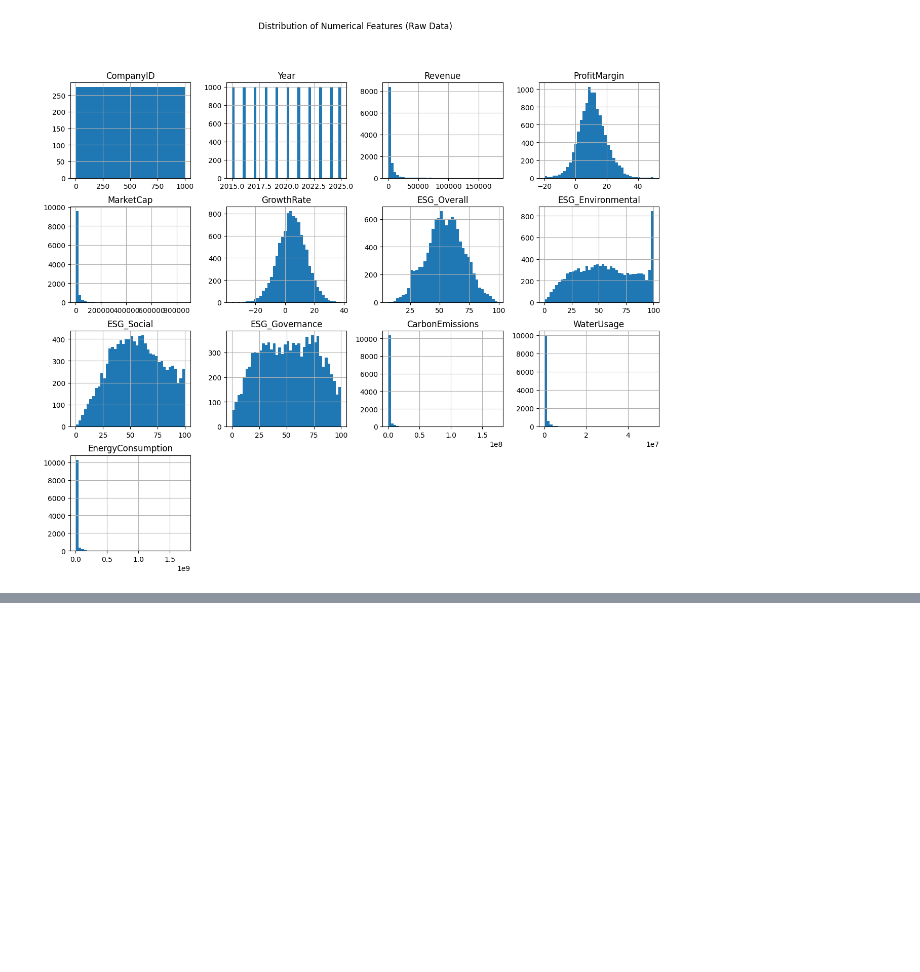
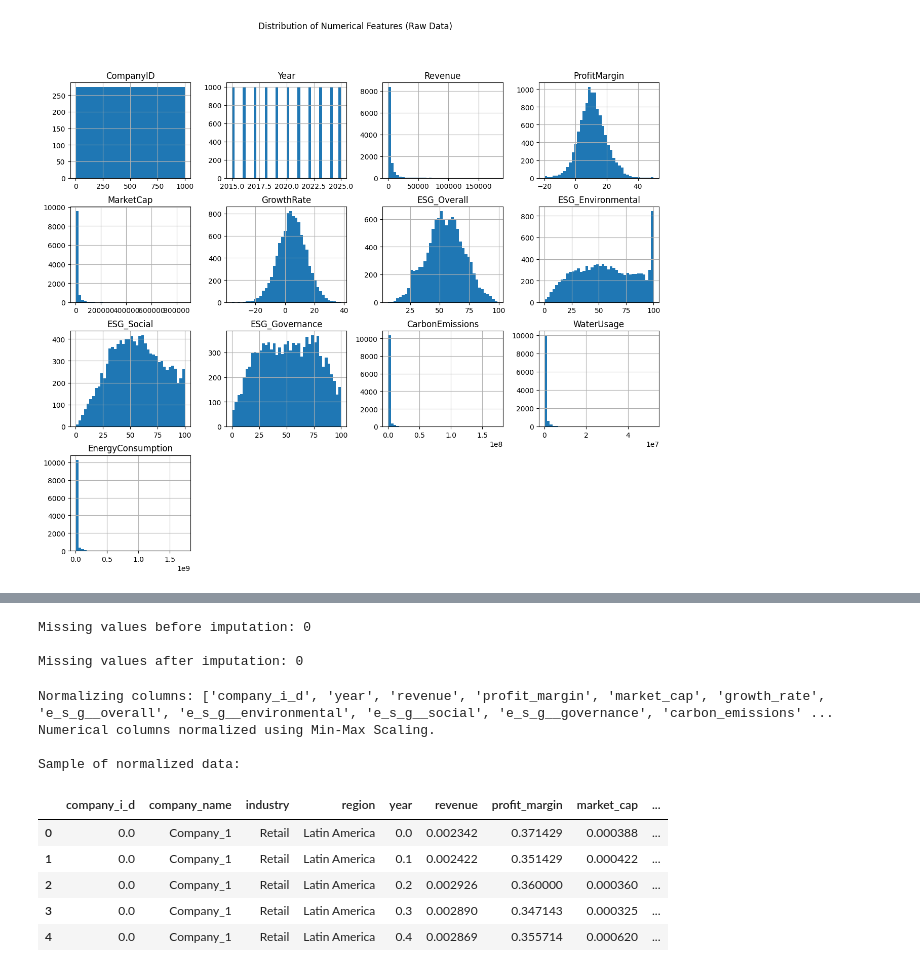
Before and after one commit to KuhuVyas/ESG-Financial-Metrics-Analysis-, a Jupyter notebook: 01_data_quality_cleaning.ipynb, the cells around one changed output, grey strips where cells are left out. Saved outputs shown, nothing was run; the diff lists cells and outputs as text; code cells hidden in the pictures; blank space fills up the shorter version.

```diff
--- a/esg_analysis.ipynb
+++ b/01_data_quality_cleaning.ipynb
@@ -91,0 +217,52 @@ plt.show()
+# %%
+# TODO: TASK - Impute nulls
+  # Apply mean/median imputation (BEFORE normalization)
+
+print(f"Missing values before imputation: {df.isnull().sum().sum()}")
+
+for col in df.columns:
+      if df[col].isnull().sum() > 0:
+
+          if df[col].dtype in ['int64', 'float64']:
+              # Use median for robustness (better for financial data)
+              median_value = df[col].median()
+              df[col] = df[col].fillna(median_value)
+              print(f"Imputed numeric column '{col}' with MEDIAN: {median_value:.4f}")
+
+          else:
+              # Use mode for categorical
+              mode_value = df[col].mode()[0]
+              df[col] = df[col].fillna(mode_value)
+              print(f"Imputed categorical column '{col}' with MODE: {mode_value}")
+
+print(f"\nMissing values after imputation: {df.isnull().sum().sum()}")
+# %% [output]
+Missing values before imputation: 0
+
+Missing values after imputation: 0
+# %%
+# TODO: STORY - Normalize numerical values (AFTER imputation)
+from sklearn.preprocessing import MinMaxScaler
+
+  # Select numerical columns
+num_cols = df.select_dtypes(include=np.number).columns.tolist()
+
+print("Normalizing columns:", num_cols)
+
+scaler = MinMaxScaler()
+df[num_cols] = scaler.fit_transform(df[num_cols])
+
+print("Numerical columns normalized using Min-Max Scaling.")
+print("\nSample of normalized data:")
+display(df.head())
+# %% [output]
+Normalizing columns: ['company_i_d', 'year', 'revenue', 'profit_margin', 'market_cap', 'growth_rate', 'e_s_g__overall', 'e_s_g__environmental', 'e_s_g__social', 'e_s_g__governance', 'carbon_emissions' ...
+Numerical columns normalized using Min-Max Scaling.
+
+Sample of normalized data:
+|  | company_i_d | company_name | industry | region | year | revenue | profit_margin | market_cap | ... |
+| 0 | 0.0 | Company_1 | Retail | Latin America | 0.0 | 0.002342 | 0.371429 | 0.000388 | ... |
+| 1 | 0.0 | Company_1 | Retail | Latin America | 0.1 | 0.002422 | 0.351429 | 0.000422 | ... |
+| 2 | 0.0 | Company_1 | Retail | Latin America | 0.2 | 0.002926 | 0.360000 | 0.000360 | ... |
+| 3 | 0.0 | Company_1 | Retail | Latin America | 0.3 | 0.002890 | 0.347143 | 0.000325 | ... |
+| 4 | 0.0 | Company_1 | Retail | Latin America | 0.4 | 0.002869 | 0.355714 | 0.000620 | ... |
```
Also changed, not shown: parts of 8 cells of this notebook, 3 other files.
